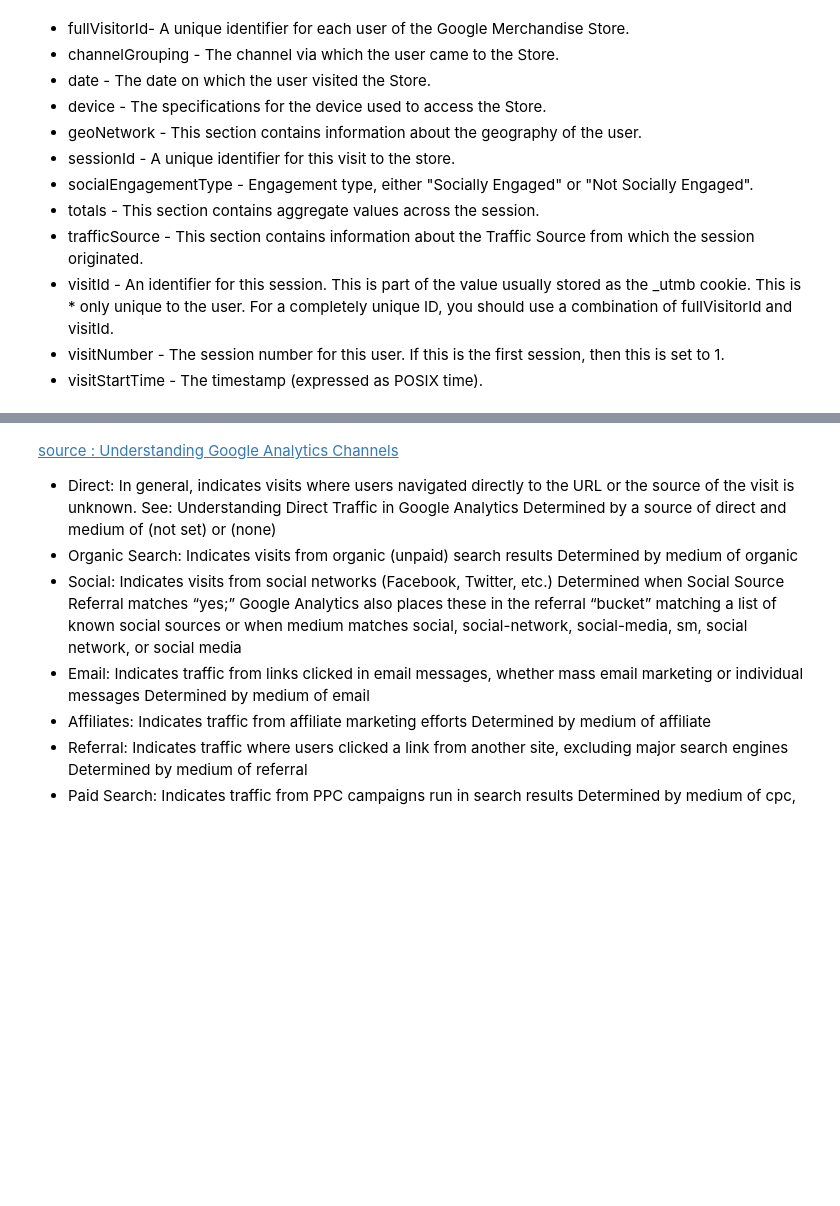
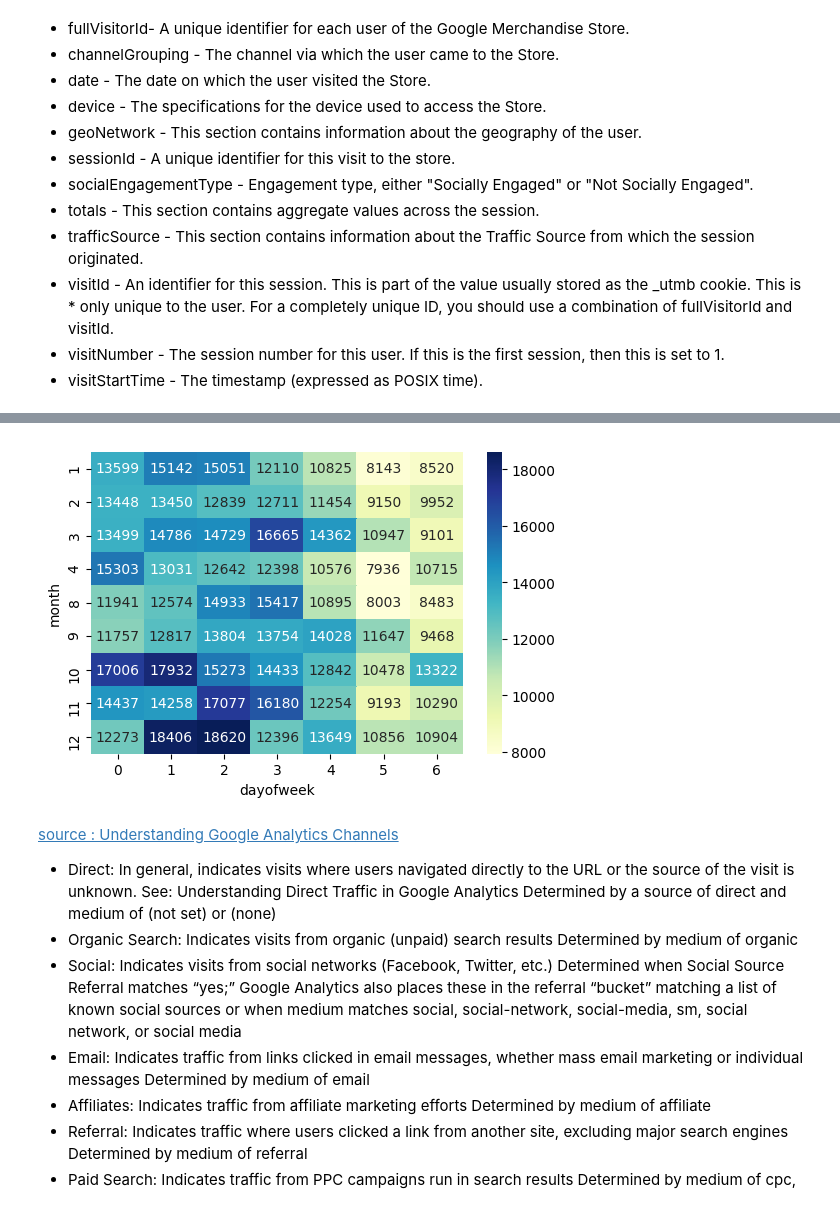
Before and after one commit to kuonumber/Google-Analytics_Customer_Revenue_Prediction, a Jupyter notebook: 201801008_revenue_prediction.ipynb, the cells around one changed output, grey strips where cells are left out. Drawn from its saved outputs; the diff is of its cells as text; code cells hidden in the pictures; blank space fills up the shorter version.

```diff
--- a/201801008_revenue_prediction.ipynb
+++ b/201801008_revenue_prediction.ipynb
@@ -81,3 +130,7 @@ Name: channelGrouping, dtype: int64
+# %%
+heat_map(df_test)
+# %% [output]
+[figure, added]
 # %% [markdown]
 [source : Understanding Google Analytics Channels](https://megalytic.com/blog/understanding-google-analytics-channels)
 * Direct:
```
Also changed, not shown: parts of 62 cells of this notebook.
